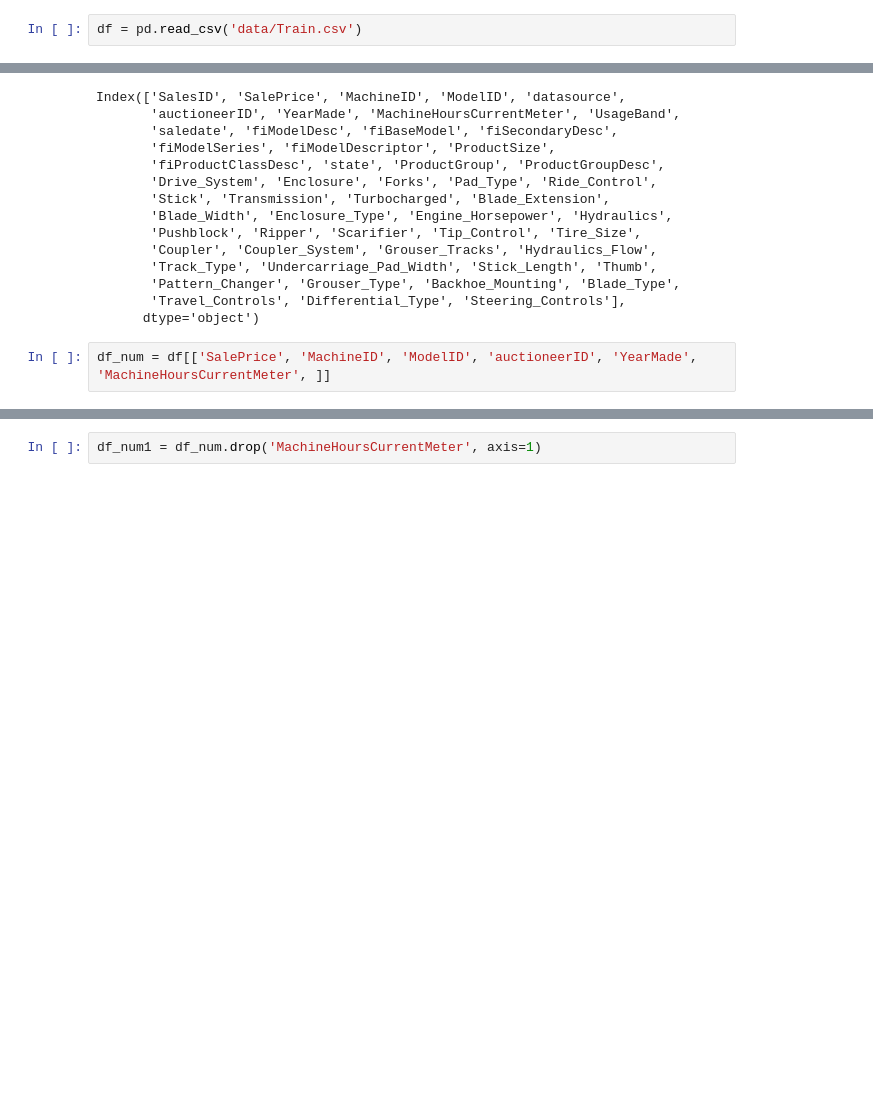
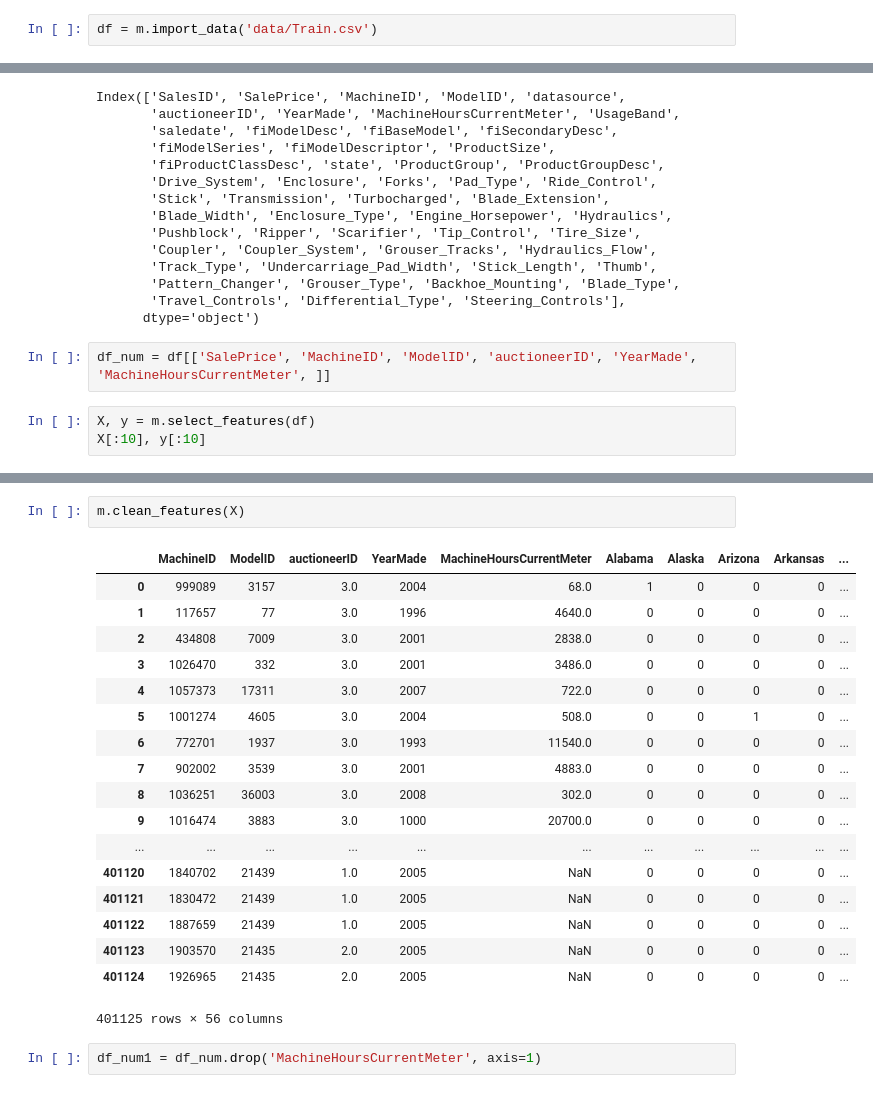
Before and after one commit to deepakchandi/regression_case_study, a Jupyter notebook: model.ipynb, the cells around one changed output, grey strips where cells are left out. Saved outputs shown, nothing was run; the diff lists cells and outputs as text; blank space fills up the shorter version.

Commit message:
Start feature cleaning function

```diff
--- a/model.ipynb
+++ b/model.ipynb
@@ -21,5 +29,5 @@ from sklearn.metrics import mean_absolute_error, mean_squared_log_error
 # %%
-df = pd.read_csv('data/Train.csv')
+df = m.import_data('data/Train.csv')
 # %%
 df.head()
 # %% [output]
@@ -49,3 +77,6 @@ Index(['SalesID', 'SalePrice', 'MachineID', 'ModelID', 'datasource',
       dtype='object')
 # %%
 df_num = df[['SalePrice', 'MachineID', 'ModelID', 'auctioneerID', 'YearMade', 'MachineHoursCurrentMeter', ]]
+# %%
+X, y = m.select_features(df)
+X[:10], y[:10]
@@ -52,3 +110,24 @@ df_num = df[['SalePrice', 'MachineID', 'ModelID', 'auctioneerID', 'YearMade', 'M
+# %%
+m.clean_features(X)
+# %% [output]
+|  | MachineID | ModelID | auctioneerID | YearMade | MachineHoursCurrentMeter | Alabama | Alaska | Arizona | Arkansas | ... |
+| 0 | 999089 | 3157 | 3.0 | 2004 | 68.0 | 1 | 0 | 0 | 0 | ... |
+| 1 | 117657 | 77 | 3.0 | 1996 | 4640.0 | 0 | 0 | 0 | 0 | ... |
+| 2 | 434808 | 7009 | 3.0 | 2001 | 2838.0 | 0 | 0 | 0 | 0 | ... |
+| 3 | 1026470 | 332 | 3.0 | 2001 | 3486.0 | 0 | 0 | 0 | 0 | ... |
+| 4 | 1057373 | 17311 | 3.0 | 2007 | 722.0 | 0 | 0 | 0 | 0 | ... |
+| 5 | 1001274 | 4605 | 3.0 | 2004 | 508.0 | 0 | 0 | 1 | 0 | ... |
+| 6 | 772701 | 1937 | 3.0 | 1993 | 11540.0 | 0 | 0 | 0 | 0 | ... |
+| 7 | 902002 | 3539 | 3.0 | 2001 | 4883.0 | 0 | 0 | 0 | 0 | ... |
+| 8 | 1036251 | 36003 | 3.0 | 2008 | 302.0 | 0 | 0 | 0 | 0 | ... |
+| 9 | 1016474 | 3883 | 3.0 | 1000 | 20700.0 | 0 | 0 | 0 | 0 | ... |
+| ... | ... | ... | ... | ... | ... | ... | ... | ... | ... | ... |
+| 401120 | 1840702 | 21439 | 1.0 | 2005 | NaN | 0 | 0 | 0 | 0 | ... |
+| 401121 | 1830472 | 21439 | 1.0 | 2005 | NaN | 0 | 0 | 0 | 0 | ... |
+| 401122 | 1887659 | 21439 | 1.0 | 2005 | NaN | 0 | 0 | 0 | 0 | ... |
+| 401123 | 1903570 | 21435 | 2.0 | 2005 | NaN | 0 | 0 | 0 | 0 | ... |
+| 401124 | 1926965 | 21435 | 2.0 | 2005 | NaN | 0 | 0 | 0 | 0 | ... |
+401125 rows × 56 columns
 # %%
 df_num1 = df_num.drop('MachineHoursCurrentMeter', axis=1)
 # %%
```
Also changed, not shown: parts of 4 cells of this notebook, 1 other file.
